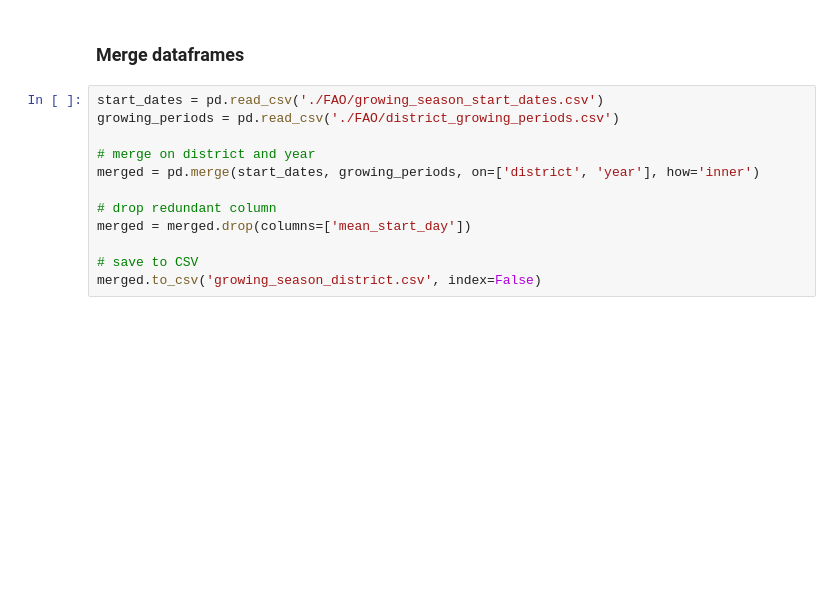
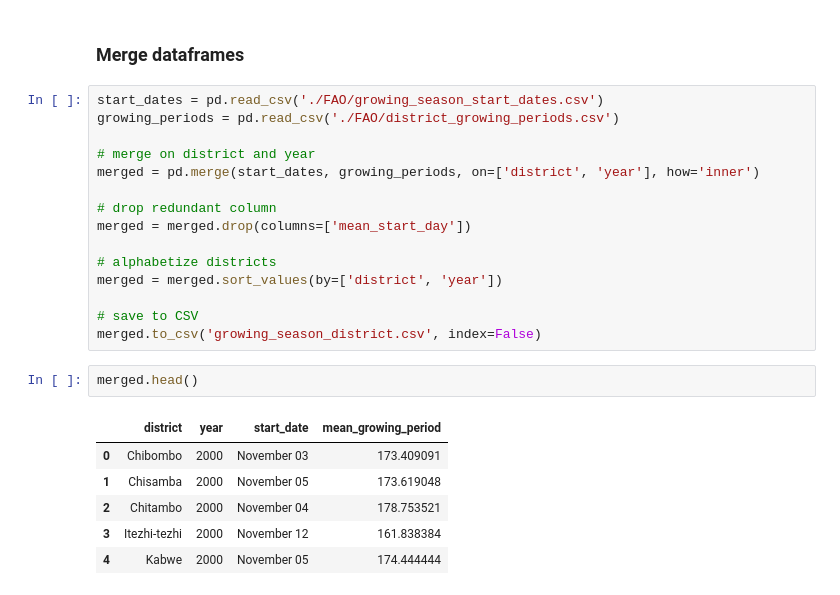
Before and after one commit to annamwaller/zambia, a Jupyter notebook: Growing_Season.ipynb, the cells around one changed output. Cells and saved outputs as stored; diff of their text form; blank space fills up the shorter version.

```diff
--- a/Growing_Season.ipynb
+++ b/Growing_Season.ipynb
@@ -173,5 +173,17 @@ merged = pd.merge(start_dates, growing_periods, on=['district', 'year'], how='in
 # drop redundant column
 merged = merged.drop(columns=['mean_start_day'])
 
+# alphabetize districts
+merged = merged.sort_values(by=['district', 'year'])
+
 # save to CSV
 merged.to_csv('growing_season_district.csv', index=False)
+# %%
+merged.head()
+# %% [output]
+|  | district | year | start_date | mean_growing_period |
+| 0 | Chibombo | 2000 | November 03 | 173.409091 |
+| 1 | Chisamba | 2000 | November 05 | 173.619048 |
+| 2 | Chitambo | 2000 | November 04 | 178.753521 |
+| 3 | Itezhi-tezhi | 2000 | November 12 | 161.838384 |
+| 4 | Kabwe | 2000 | November 05 | 174.444444 |
```
Also changed, not shown: parts of 5 cells of this notebook.
